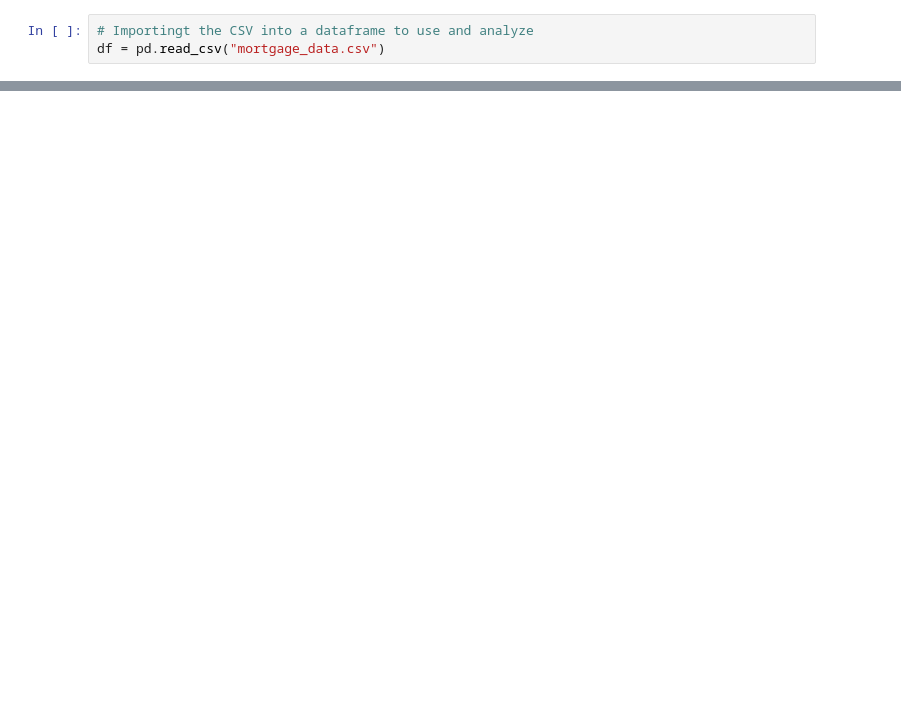
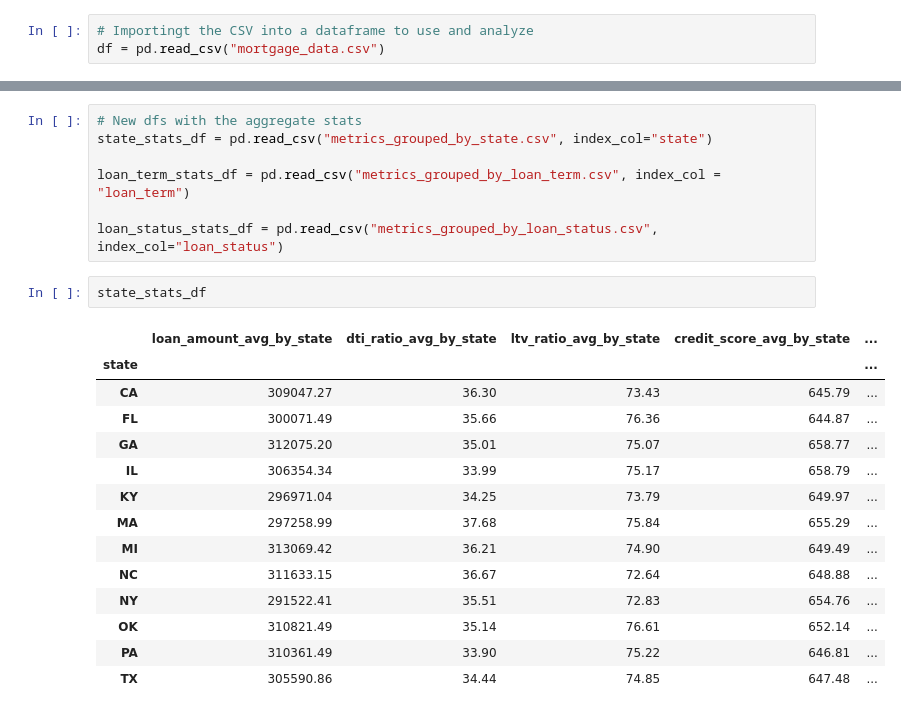
Before and after one commit to sflyranger/pandas_mortgage_practice, a Jupyter notebook: mortgage_data_analysis.ipynb, the cells around one changed output, grey strips where cells are left out. Saved outputs shown, nothing was run; the diff lists cells and outputs as text; blank space fills up the shorter version.

```diff
--- a/mortgage_data_analysis.ipynb
+++ b/mortgage_data_analysis.ipynb
@@ -20,0 +164,24 @@ df.head(10)
+# %%
+# New dfs with the aggregate stats
+state_stats_df = pd.read_csv("metrics_grouped_by_state.csv", index_col="state")
+
+loan_term_stats_df = pd.read_csv("metrics_grouped_by_loan_term.csv", index_col = "loan_term")
+
+loan_status_stats_df = pd.read_csv("metrics_grouped_by_loan_status.csv", index_col="loan_status")
+# %%
+state_stats_df
+# %% [output]
+|  | loan_amount_avg_by_state | dti_ratio_avg_by_state | ltv_ratio_avg_by_state | credit_score_avg_by_state | ... |
+| state |  |  |  |  | ... |
+| CA | 309047.27 | 36.30 | 73.43 | 645.79 | ... |
+| FL | 300071.49 | 35.66 | 76.36 | 644.87 | ... |
+| GA | 312075.20 | 35.01 | 75.07 | 658.77 | ... |
+| IL | 306354.34 | 33.99 | 75.17 | 658.79 | ... |
+| KY | 296971.04 | 34.25 | 73.79 | 649.97 | ... |
+| MA | 297258.99 | 37.68 | 75.84 | 655.29 | ... |
+| MI | 313069.42 | 36.21 | 74.90 | 649.49 | ... |
+| NC | 311633.15 | 36.67 | 72.64 | 648.88 | ... |
+| NY | 291522.41 | 35.51 | 72.83 | 654.76 | ... |
+| OK | 310821.49 | 35.14 | 76.61 | 652.14 | ... |
+| PA | 310361.49 | 33.90 | 75.22 | 646.81 | ... |
+| TX | 305590.86 | 34.44 | 74.85 | 647.48 | ... |
```
Also changed, not shown: parts of 16 cells of this notebook.
